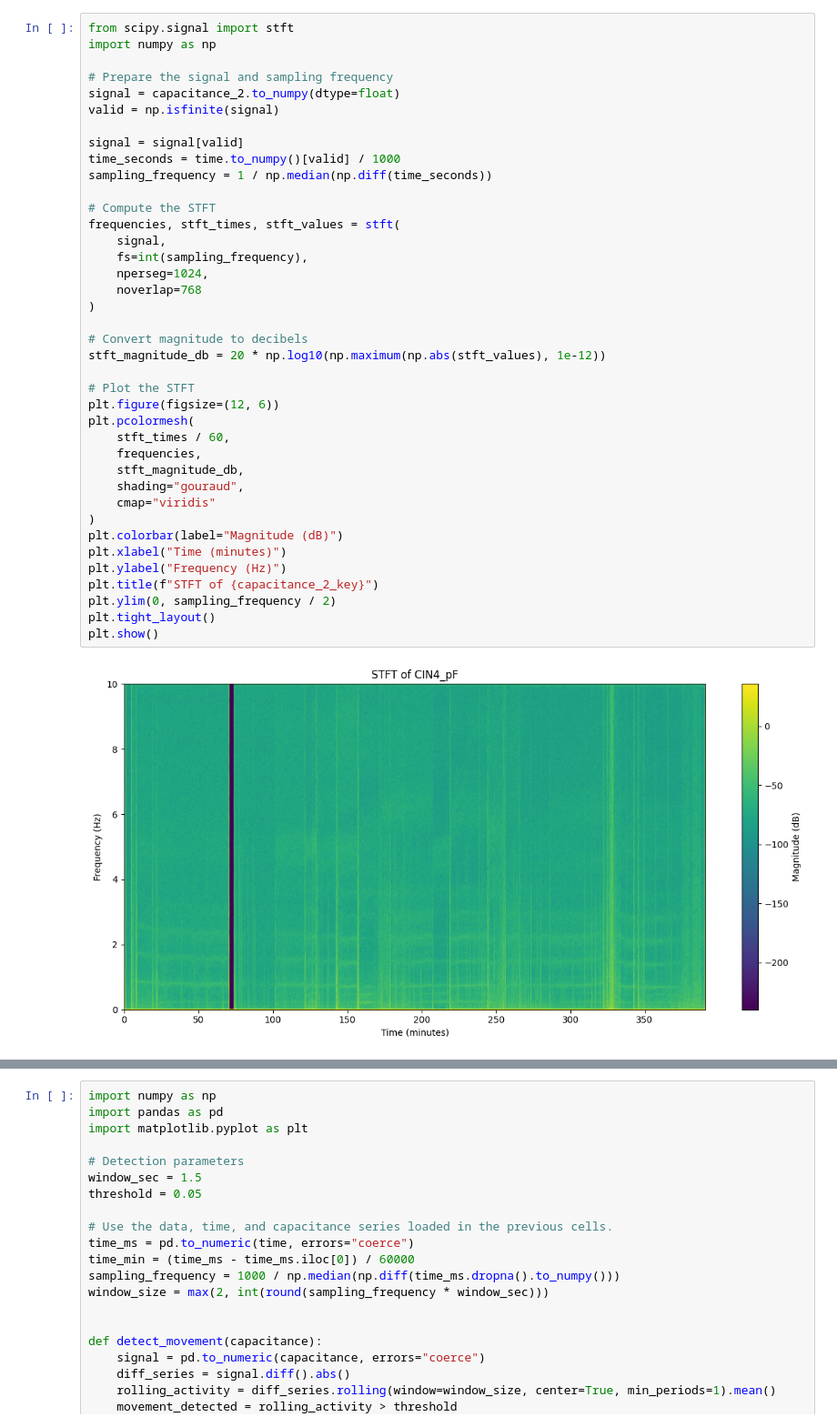
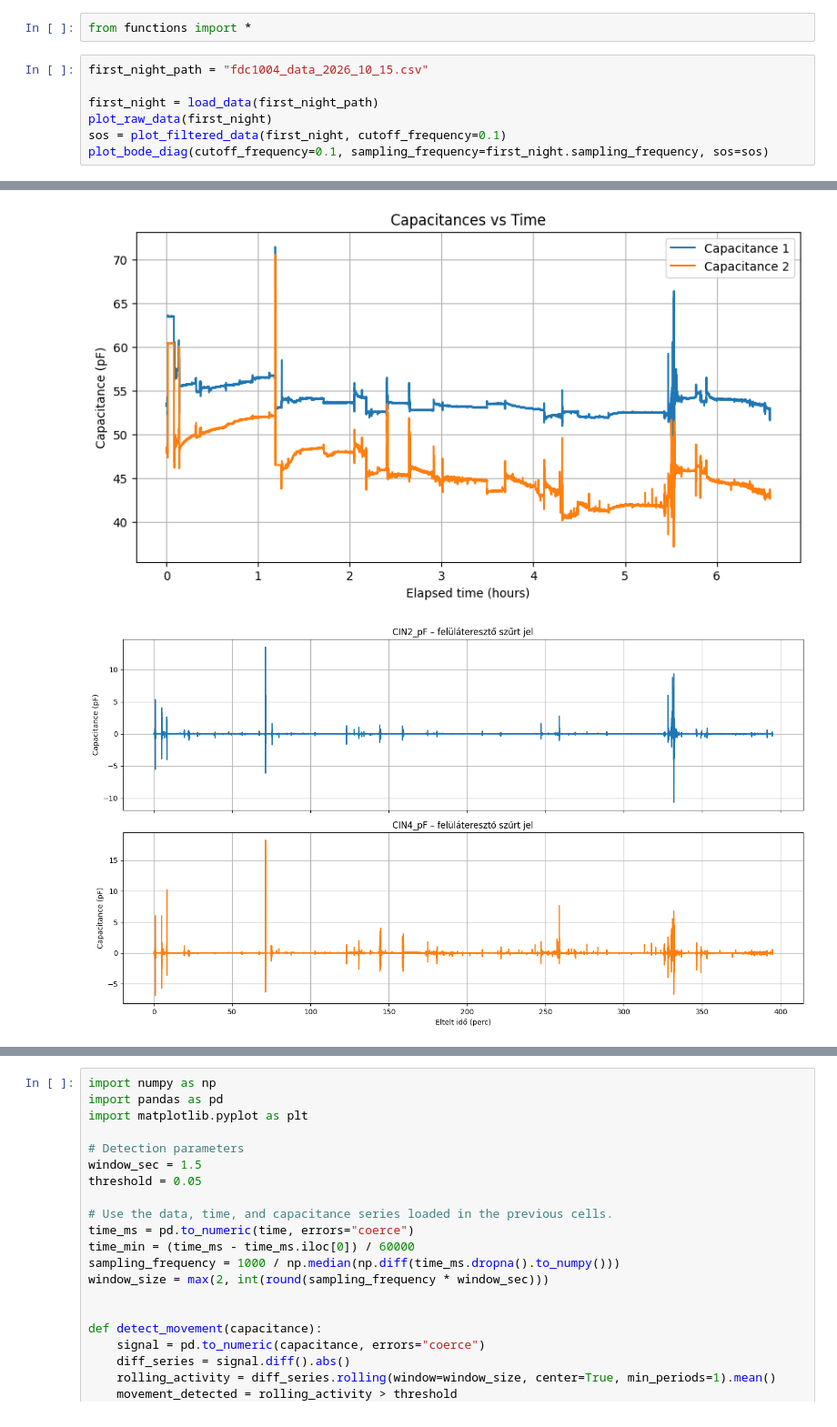
Before and after one commit to Qawes/CapMeter, a Jupyter notebook: MVP_measurements/data_analytics/plotter.ipynb, the cells around one changed output, grey strips where cells are left out. Shown at 91% size. Saved outputs shown, nothing was run; the diff lists cells and outputs as text.

Commit message:
plotting made clearer

```diff
--- a/MVP_measurements/data_analytics/plotter.ipynb
+++ b/MVP_measurements/data_analytics/plotter.ipynb
@@ -111,41 +1,10 @@ plt.show()
-# %%
-from scipy.signal import stft
-import numpy as np
-
-# Prepare the signal and sampling frequency
-signal = capacitance_2.to_numpy(dtype=float)
-valid = np.isfinite(signal)
-
-signal = signal[valid]
-time_seconds = time.to_numpy()[valid] / 1000
-sampling_frequency = 1 / np.median(np.diff(time_seconds))
-
-# Compute the STFT
-frequencies, stft_times, stft_values = stft(
-    signal,
-    fs=int(sampling_frequency),
-    nperseg=1024,
-    noverlap=768
-)
-
-# Convert magnitude to decibels
-stft_magnitude_db = 20 * np.log10(np.maximum(np.abs(stft_values), 1e-12))
-
-# Plot the STFT
-plt.figure(figsize=(12, 6))
-plt.pcolormesh(
-    stft_times / 60,
-    frequencies,
-    stft_magnitude_db,
-    shading="gouraud",
-    cmap="viridis"
-)
-plt.colorbar(label="Magnitude (dB)")
-plt.xlabel("Time (minutes)")
-plt.ylabel("Frequency (Hz)")
-plt.title(f"STFT of {capacitance_2_key}")
-plt.ylim(0, sampling_frequency / 2)
-plt.tight_layout()
-plt.show()
-# %% [output]
-[figure, removed]
+# %%
+from functions import *
+# %%
+first_night_path = "fdc1004_data_2026_10_15.csv"
+
+first_night = load_data(first_night_path)
+plot_raw_data(first_night)
+sos = plot_filtered_data(first_night, cutoff_frequency=0.1)
+plot_bode_diag(cutoff_frequency=0.1, sampling_frequency=first_night.sampling_frequency, sos=sos)
+# %% [output]
@@ -151,0 +13,2 @@ plt.show()
+[figure, added]
+[figure, added]
```
Also changed, not shown: parts of 16 cells of this notebook, 1 other file.
